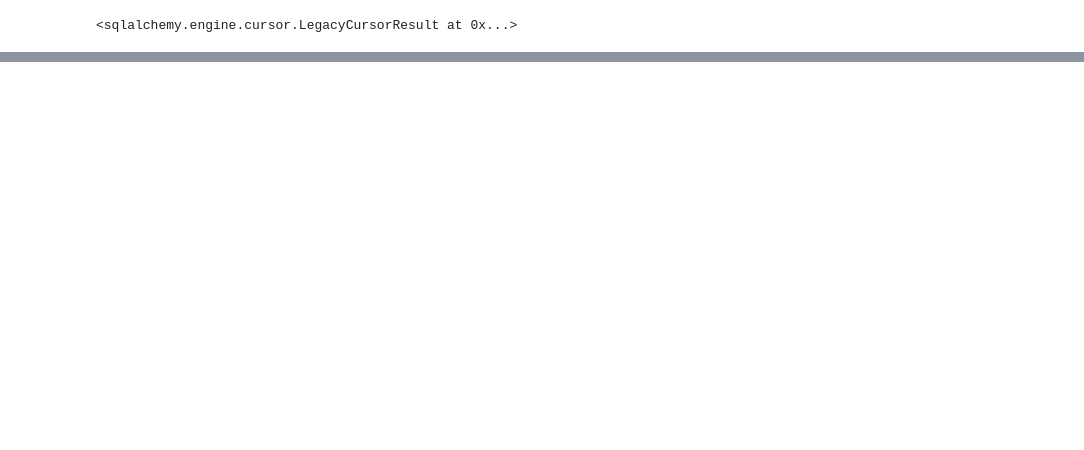
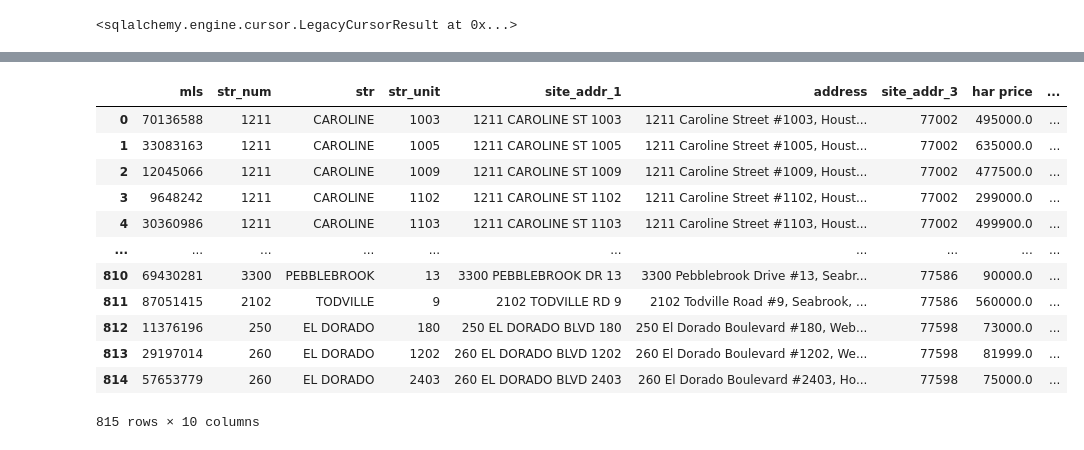
Before and after one commit to sgkuzmin/Houston_real_estate, a Jupyter notebook: houston_real_estate.ipynb, the cells around one changed output, grey strips where cells are left out. Cells and saved outputs as stored; diff of their text form; code cells hidden in the pictures; blank space fills up the shorter version.

Commit message:
working on SQL query

```diff
--- a/houston_real_estate.ipynb
+++ b/houston_real_estate.ipynb
@@ -262,3 +284,29 @@ har_vs_hcad_df
+# %%
+#This query  takes into account apartment numbers as well.
+har_vs_hcad_df1 = pd.read_sql('''
+select ha."mls", r.str_num,r.str,r.str_unit,r.site_addr_1,ha.address,r.site_addr_3,ha.price as "har price", r.tot_appr_val as "hcad appraised value",
+r.tot_mkt_val as "hcad total mkt value"
+from har_address ha, real_acct r
+where ha."ZipCode" = r.site_addr_3
+and upper(ha."StreetName") = upper(r.str)
+and ha."AddressNumber" = r.str_num
+and ha."OccupancyIdentifier"=r.str_unit''',engine)
+# %%
+har_vs_hcad_df1
+# %% [output]
+|  | mls | str_num | str | str_unit | site_addr_1 | address | site_addr_3 | har price | ... |
+| 0 | 70136588 | 1211 | CAROLINE | 1003 | 1211 CAROLINE ST 1003 | 1211 Caroline Street #1003, Houst... | 77002 | 495000.0 | ... |
+| 1 | 33083163 | 1211 | CAROLINE | 1005 | 1211 CAROLINE ST 1005 | 1211 Caroline Street #1005, Houst... | 77002 | 635000.0 | ... |
+| 2 | 12045066 | 1211 | CAROLINE | 1009 | 1211 CAROLINE ST 1009 | 1211 Caroline Street #1009, Houst... | 77002 | 477500.0 | ... |
+| 3 | 9648242 | 1211 | CAROLINE | 1102 | 1211 CAROLINE ST 1102 | 1211 Caroline Street #1102, Houst... | 77002 | 299000.0 | ... |
+| 4 | 30360986 | 1211 | CAROLINE | 1103 | 1211 CAROLINE ST 1103 | 1211 Caroline Street #1103, Houst... | 77002 | 499900.0 | ... |
+| ... | ... | ... | ... | ... | ... | ... | ... | ... | ... |
+| 810 | 69430281 | 3300 | PEBBLEBROOK | 13 | 3300 PEBBLEBROOK DR 13 | 3300 Pebblebrook Drive #13, Seabr... | 77586 | 90000.0 | ... |
+| 811 | 87051415 | 2102 | TODVILLE | 9 | 2102 TODVILLE RD 9 | 2102 Todville Road #9, Seabrook, ... | 77586 | 560000.0 | ... |
+| 812 | 11376196 | 250 | EL DORADO | 180 | 250 EL DORADO BLVD 180 | 250 El Dorado Boulevard #180, Web... | 77598 | 73000.0 | ... |
+| 813 | 29197014 | 260 | EL DORADO | 1202 | 260 EL DORADO BLVD 1202 | 260 El Dorado Boulevard #1202, We... | 77598 | 81999.0 | ... |
+| 814 | 57653779 | 260 | EL DORADO | 2403 | 260 EL DORADO BLVD 2403 | 260 El Dorado Boulevard #2403, Ho... | 77598 | 75000.0 | ... |
+815 rows × 10 columns
 # %%
 # end session and close the browser
 browser.quit()
```
Also changed, not shown: parts of 5 cells of this notebook, 1 other file.
